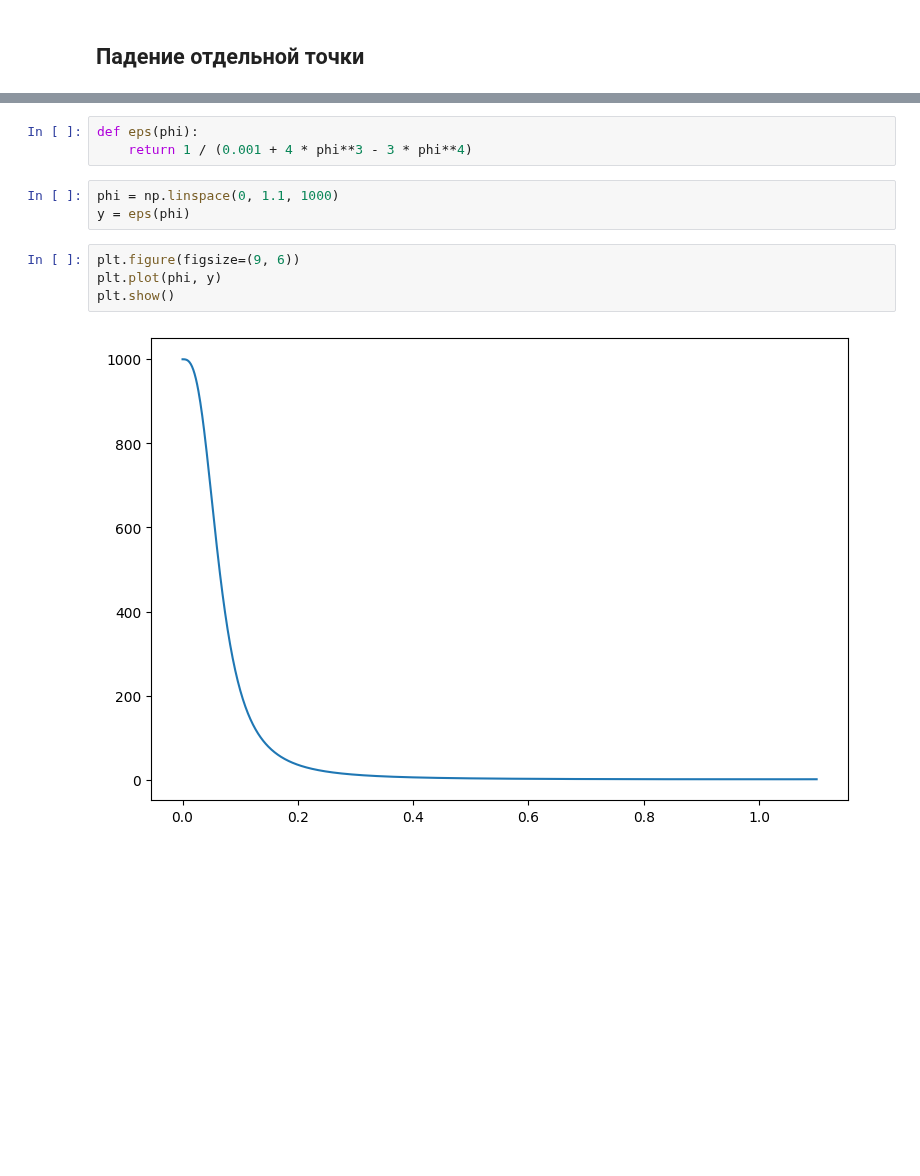
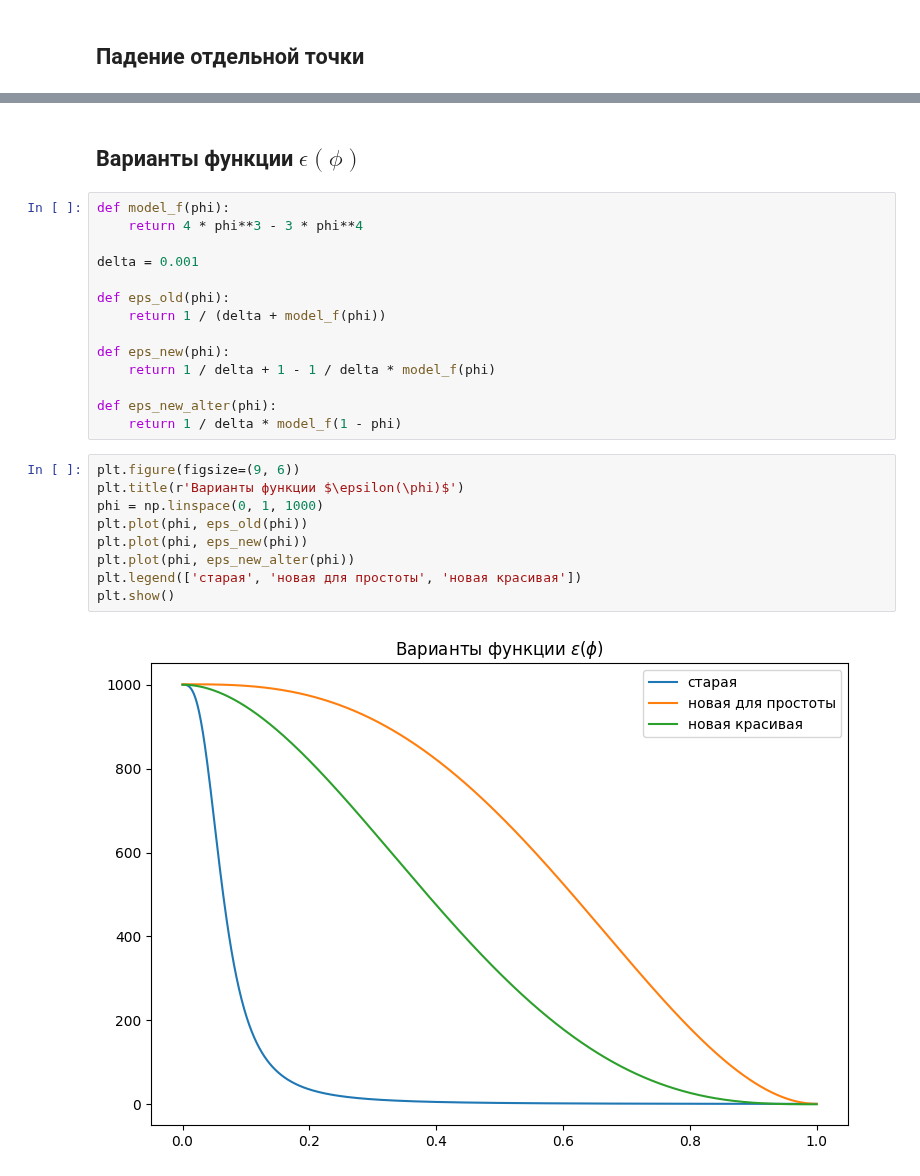
Before and after one commit to ponomarevandr/disruption, a Jupyter notebook: model_tuning/experiments/convergence_in_time/convergence.ipynb, the cells around one changed output, grey strips where cells are left out. Saved outputs shown, nothing was run; the diff lists cells and outputs as text; blank space fills up the shorter version.

```diff
--- a/model_tuning/experiments/convergence_in_time/convergence.ipynb
+++ b/model_tuning/experiments/convergence_in_time/convergence.ipynb
@@ -152,12 +204,27 @@ plt.show()
+# %% [markdown]
+## Варианты функции $\epsilon(\phi)$
 # %%
-def eps(phi):
-    return 1 / (0.001 + 4 * phi**3 - 3 * phi**4)
+def model_f(phi):
+    return 4 * phi**3 - 3 * phi**4
+
+delta = 0.001
+
+def eps_old(phi):
+    return 1 / (delta + model_f(phi))
+
+def eps_new(phi):
+    return 1 / delta + 1 - 1 / delta * model_f(phi)
+
+def eps_new_alter(phi):
+    return 1 / delta * model_f(1 - phi)
-# %%
-phi = np.linspace(0, 1.1, 1000)
-y = eps(phi)
 # %%
 plt.figure(figsize=(9, 6))
-plt.plot(phi, y)
+plt.title(r'Варианты функции $\epsilon(\phi)$')
+phi = np.linspace(0, 1, 1000)
+plt.plot(phi, eps_old(phi))
+plt.plot(phi, eps_new(phi))
+plt.plot(phi, eps_new_alter(phi))
+plt.legend(['старая', 'новая для простоты', 'новая красивая'])
 plt.show()
 # %% [output]
-[figure, old version]
+[figure, new version]
```
Also changed, not shown: parts of 17 cells of this notebook, 18 other files.
